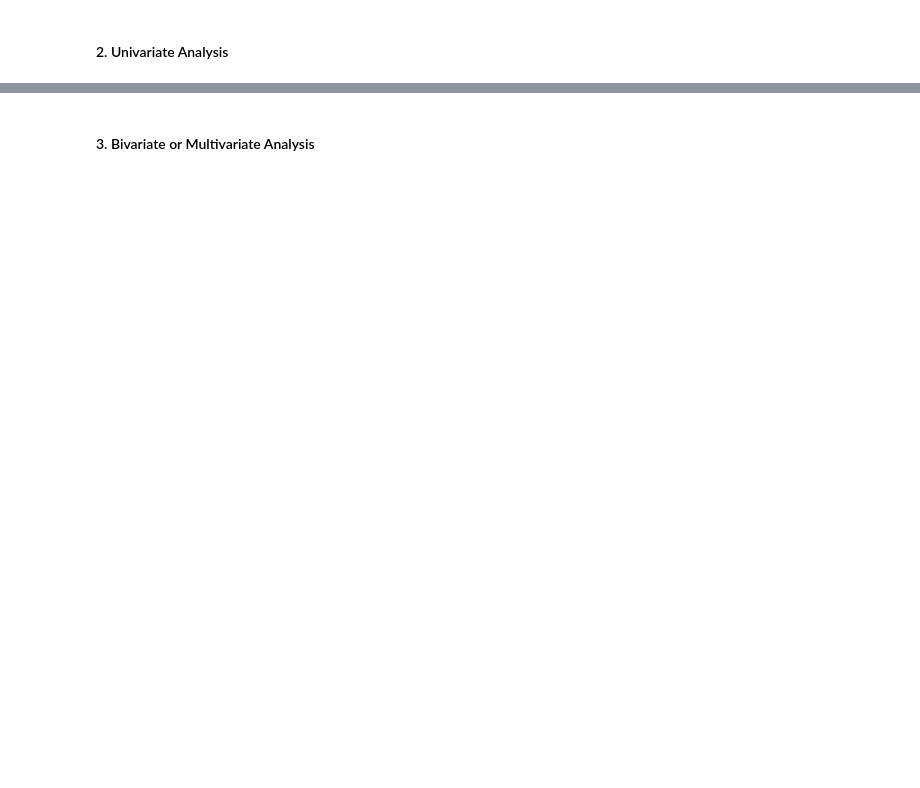
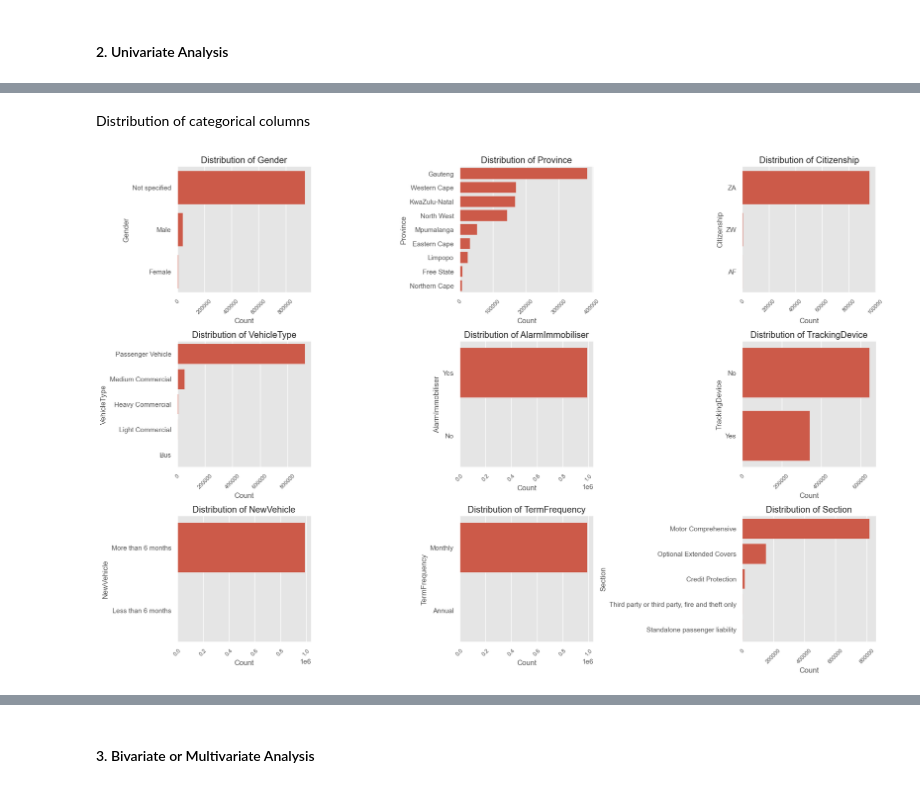
Before and after one commit to Abenezer-Baheru/Car-Insurance-Analytics-and-Modeling, a Jupyter notebook: notebooks/EDA.ipynb, the cells around one changed output, grey strips where cells are left out. Cells and saved outputs as stored; diff of their text form; code cells hidden in the pictures; blank space fills up the shorter version.

```diff
--- a/notebooks/EDA.ipynb
+++ b/notebooks/EDA.ipynb
@@ -48,0 +70,29 @@ for column in categorical_columns:
+# %% [markdown]
+Distribution of categorical columns
+# %%
+# Updated feasible categorical columns
+feasible_categorical_columns = [
+    'Gender', 'Province', 'Citizenship',
+    'VehicleType', 'AlarmImmobiliser', 'TrackingDevice',
+    'NewVehicle', 'TermFrequency', 'Section'
+]
+
+# Determine the number of rows and columns for the grid layout
+num_columns = 3  # Number of subplots per row
+num_rows = (len(feasible_categorical_columns) + num_columns - 1) // num_columns  # Calculate rows dynamically
+
+# Create the subplots
+plt.figure(figsize=(18, 12))  # Adjust overall figure size
+for i, column in enumerate(feasible_categorical_columns):
+    plt.subplot(num_rows, num_columns, i + 1)  # Create subplots in a grid
+    sns.countplot(data[column], order=data[column].value_counts().index)
+    plt.title(f"Distribution of {column}")
+    plt.xlabel("Count")
+    plt.ylabel(column)
+    plt.xticks(rotation=45, fontsize=9)  # Adjust x-axis labels for readability
+
+# Ensure proper spacing between subplots
+plt.tight_layout()
+plt.show()
+# %% [output]
+[figure, added]
```
Also changed, not shown: parts of 28 cells of this notebook.
